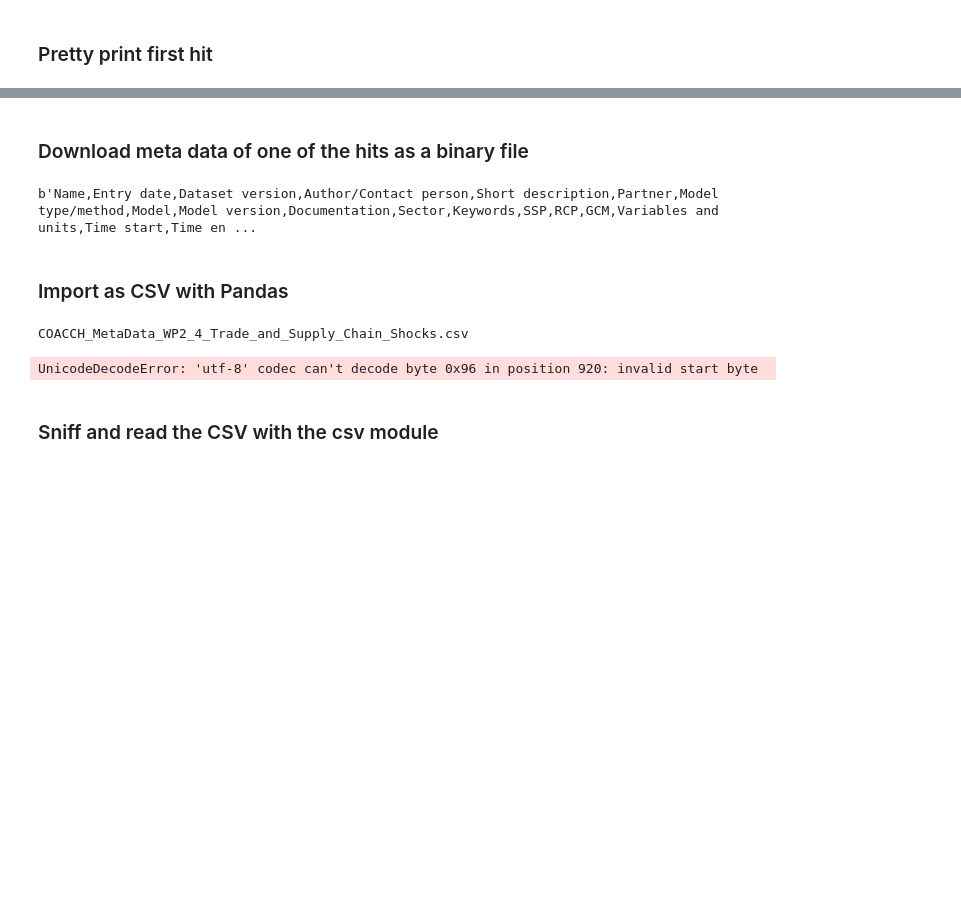
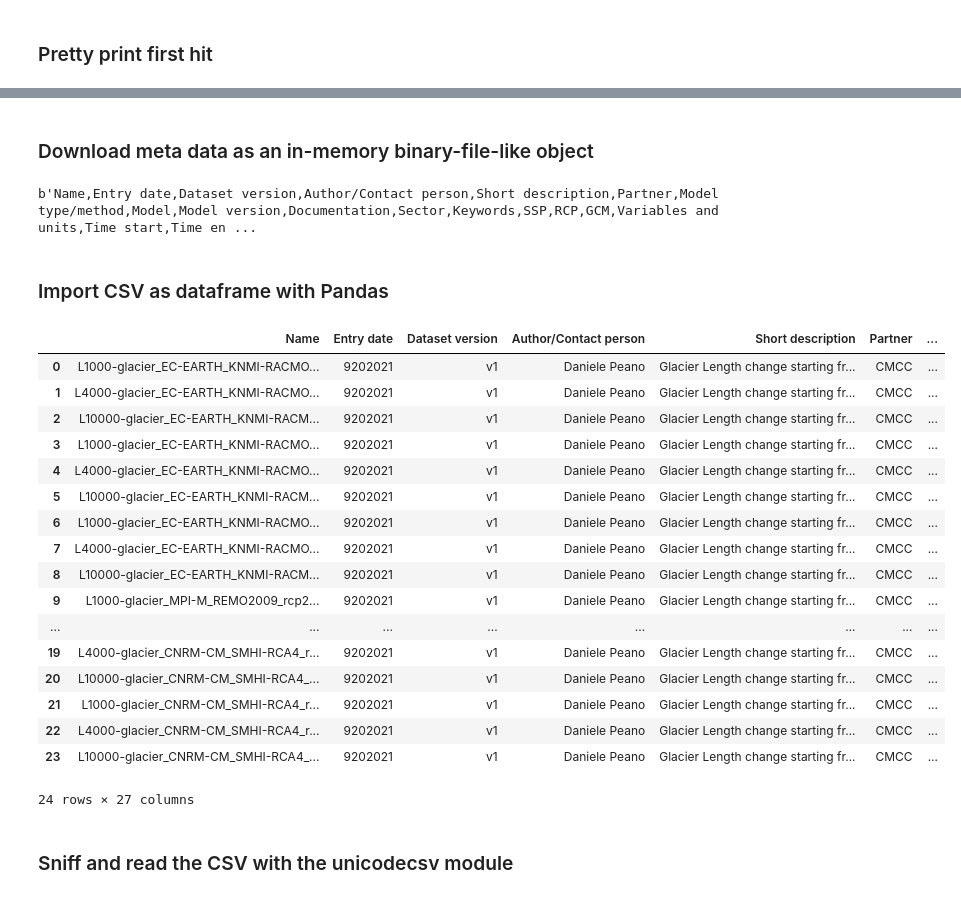
Before and after one commit to iiasa/COACCH, a Jupyter notebook: src/trial_Zenodo_API.ipynb, the cells around one changed output, grey strips where cells are left out. Saved outputs shown, nothing was run; the diff lists cells and outputs as text; code cells hidden in the pictures; blank space fills up the shorter version.

Commit message:
Handle COACCH meta data files
Use a io.BytesIO in-memory file object to avoid creating temp/transient files.
Try to guess the used text encoding.

```diff
--- a/src/trial_Zenodo_API.ipynb
+++ b/src/trial_Zenodo_API.ipynb
@@ -42,4 +49,21 @@ def reget(url, params=None, **kwargs):
         delay += 2
         print(f"delay: {delay}s to circumvent rate limiting...")
         time.sleep(delay)
+
+def guess_encoding(file, n_lines=20):
+    '''Guess a file's encoding using chardet'''
+    import chardet
+
+    # Open the file as binary data
+    if issubclass(type(file), io.BufferedIOBase):
+        file.seek(0)
+        rawdata = b''.join([file.readline() for _ in range(n_lines)])
+        file.seek(0)
+    else:
+        # assume we were handed a file path
+        with open(file_path, 'rb') as f:
+            # Join binary lines for specified number of lines
+            rawdata = b''.join([f.readline() for _ in range(n_lines)])
+
+    return chardet.detect(rawdata)['encoding']
 # %% [markdown]
@@ -133,29 +167,38 @@ https://zenodo.org/api/files/4406e796-3221-4985-925e-ea43cd89ac2f/ImpactChains_G
 https://zenodo.org/api/files/cca08a1a-ad35-489a-8049-bfe951fda371/Abadie%20et%20al_2020_Additional%20scenarios.xlsx
 WARNING: data set 4733499 includes no obvious metadata file!
 # %% [markdown]
-### Download meta data of one of the hits as a binary file
+### Download meta data as an in-memory binary-file-like object
 # %%
-meta_url = meta_urls[4]
-meta_file_name = urllib.parse.unquote(meta_url.split("/")[-1])
+meta_url = meta_urls[0]
 r = requests.get(meta_url)
-with open(meta_file_name, 'wb') as f:
-    f.write(r.content)
+meta_data = io.BytesIO(r.content)
 r.content
 # %% [output]
 b'Name,Entry date,Dataset version,Author/Contact person,Short description,Partner,Model type/method,Model,Model version,Documentation,Sector,Keywords,SSP,RCP,GCM,Variables and units,Time start,Time en ...
 # %% [markdown]
-### Import as CSV with Pandas
+### Import CSV as dataframe with Pandas
-# %%
-#encoding = 'utf-8'
-encoding = 'Windows-1252'
-
-import pandas as pd
-print(meta_file_name)
-mf = pd.read_csv(meta_file_name, encoding=encoding)
-mf
-# %% [output]
-COACCH_MetaData_WP2_4_Trade_and_Supply_Chain_Shocks.csv
-UnicodeDecodeError: 'utf-8' codec can't decode byte 0x96 in position 920: invalid start byte
+# %%
+mf = pd.read_csv(meta_data, encoding=guess_encoding(meta_data))
+mf
+# %% [output]
+|  | Name | Entry date | Dataset version | Author/Contact person | Short description | Partner | ... |
+| 0 | L1000-glacier_EC-EARTH_KNMI-RACMO... | 9202021 | v1 | Daniele Peano | Glacier Length change starting fr... | CMCC | ... |
+| 1 | L4000-glacier_EC-EARTH_KNMI-RACMO... | 9202021 | v1 | Daniele Peano | Glacier Length change starting fr... | CMCC | ... |
+| 2 | L10000-glacier_EC-EARTH_KNMI-RACM... | 9202021 | v1 | Daniele Peano | Glacier Length change starting fr... | CMCC | ... |
+| 3 | L1000-glacier_EC-EARTH_KNMI-RACMO... | 9202021 | v1 | Daniele Peano | Glacier Length change starting fr... | CMCC | ... |
+| 4 | L4000-glacier_EC-EARTH_KNMI-RACMO... | 9202021 | v1 | Daniele Peano | Glacier Length change starting fr... | CMCC | ... |
+| 5 | L10000-glacier_EC-EARTH_KNMI-RACM... | 9202021 | v1 | Daniele Peano | Glacier Length change starting fr... | CMCC | ... |
+| 6 | L1000-glacier_EC-EARTH_KNMI-RACMO... | 9202021 | v1 | Daniele Peano | Glacier Length change starting fr... | CMCC | ... |
+| 7 | L4000-glacier_EC-EARTH_KNMI-RACMO... | 9202021 | v1 | Daniele Peano | Glacier Length change starting fr... | CMCC | ... |
+| 8 | L10000-glacier_EC-EARTH_KNMI-RACM... | 9202021 | v1 | Daniele Peano | Glacier Length change starting fr... | CMCC | ... |
+| 9 | L1000-glacier_MPI-M_REMO2009_rcp2... | 9202021 | v1 | Daniele Peano | Glacier Length change starting fr... | CMCC | ... |
+| ... | ... | ... | ... | ... | ... | ... | ... |
+| 19 | L4000-glacier_CNRM-CM_SMHI-RCA4_r... | 9202021 | v1 | Daniele Peano | Glacier Length change starting fr... | CMCC | ... |
+| 20 | L10000-glacier_CNRM-CM_SMHI-RCA4_... | 9202021 | v1 | Daniele Peano | Glacier Length change starting fr... | CMCC | ... |
+| 21 | L1000-glacier_CNRM-CM_SMHI-RCA4_r... | 9202021 | v1 | Daniele Peano | Glacier Length change starting fr... | CMCC | ... |
+| 22 | L4000-glacier_CNRM-CM_SMHI-RCA4_r... | 9202021 | v1 | Daniele Peano | Glacier Length change starting fr... | CMCC | ... |
+| 23 | L10000-glacier_CNRM-CM_SMHI-RCA4_... | 9202021 | v1 | Daniele Peano | Glacier Length change starting fr... | CMCC | ... |
+24 rows × 27 columns
 # %% [markdown]
-### Sniff and read the CSV with the csv module
+### Sniff and read the CSV with the unicodecsv module
 # %%
```
Also changed, not shown: parts of 15 cells of this notebook.
